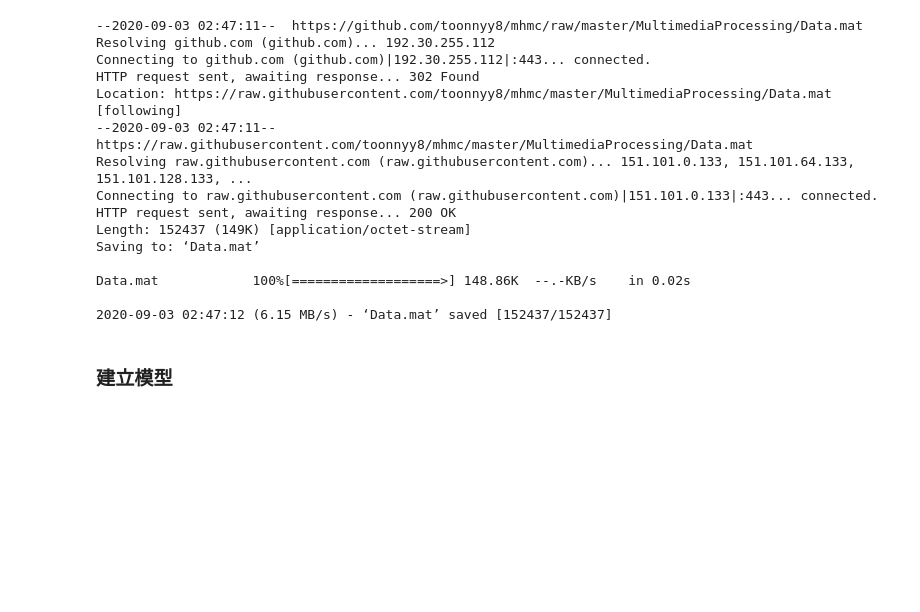
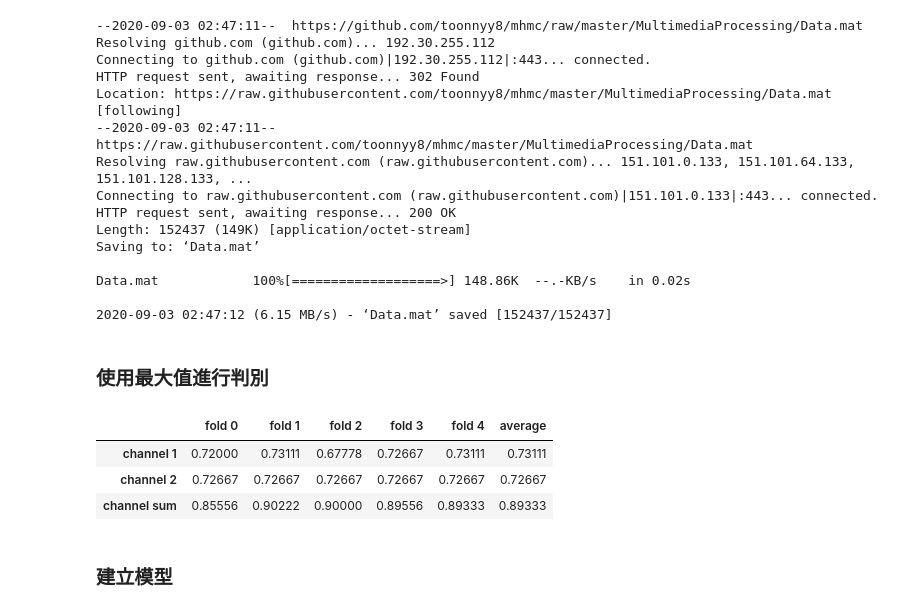
Before and after one commit to toonnyy8/mhmc, a Jupyter notebook: MultimediaProcessing/MultimediaProcessing.ipynb, the cells around one changed output. Cells and saved outputs as stored; diff of their text form; code cells hidden in the pictures; blank space fills up the shorter version.

```diff
--- a/MultimediaProcessing/MultimediaProcessing.ipynb
+++ b/MultimediaProcessing/MultimediaProcessing.ipynb
@@ -42,3 +44,5 @@ e = 0.1
 label = to_np_array(data['lable']).transpose((1,0,2,3))
 label = np.maximum(label-e,0)
 label = np.maximum(label,e/(label.shape[3]-1))
+# %% [markdown]
+### 使用最大值進行判別
@@ -45,3 +81,47 @@ label = np.maximum(label,e/(label.shape[3]-1))
+# %%
+channel_sum_argmax_accuracy = []
+for idx in range(5):
+  x_test = (channel1[idx*3:(idx+1)*3]+channel2[idx*3:(idx+1)*3]).reshape((-1,channel2.shape[3]))
+  y_test = label[idx*3:(idx+1)*3].reshape((-1,label.shape[3]))
+  channel_sum_argmax_accuracy.append(
+    tf.reduce_sum(
+      tf.cast(
+        tf.equal(
+          tf.argmax(x_test,axis=1),
+          tf.argmax(y_test,axis=1)
+        ),
+        'float32'
+      )
+    )/450
+  )
+# %%
+argmax_folds = []
+for idx in range(5):
+  argmax_folds.append({
+    'channel 1':round(float(channel_1_argmax_accuracy[idx])*100000)/100000,
+    'channel 2':round(float(channel_2_argmax_accuracy[idx])*100000)/100000,
+    'channel sum':round(float(channel_sum_argmax_accuracy[idx])*100000)/100000
+  })
+argmax_folds.append({
+  'channel 1':round(float(tf.reduce_mean(channel_1_argmax_accuracy[idx]))*100000)/100000,
+  'channel 2':round(float(tf.reduce_mean(channel_2_argmax_accuracy[idx]))*100000)/100000,
+  'channel sum':round(float(tf.reduce_mean(channel_sum_argmax_accuracy[idx]))*100000)/100000,
+})
+argmax_df = pd.DataFrame({
+  'fold 0':argmax_folds[0],
+  'fold 1':argmax_folds[1],
+  'fold 2':argmax_folds[2],
+  'fold 3':argmax_folds[3],
+  'fold 4':argmax_folds[4],
+  'average':argmax_folds[5],
+})
+
+data_table.DataTable(argmax_df)
+# %% [output]
+|  | fold 0 | fold 1 | fold 2 | fold 3 | fold 4 | average |
+| channel 1 | 0.72000 | 0.73111 | 0.67778 | 0.72667 | 0.73111 | 0.73111 |
+| channel 2 | 0.72667 | 0.72667 | 0.72667 | 0.72667 | 0.72667 | 0.72667 |
+| channel sum | 0.85556 | 0.90222 | 0.90000 | 0.89556 | 0.89333 | 0.89333 |
 # %% [markdown]
 ### 建立模型
 # %%
```
Also changed, not shown: parts of 19 cells of this notebook.
